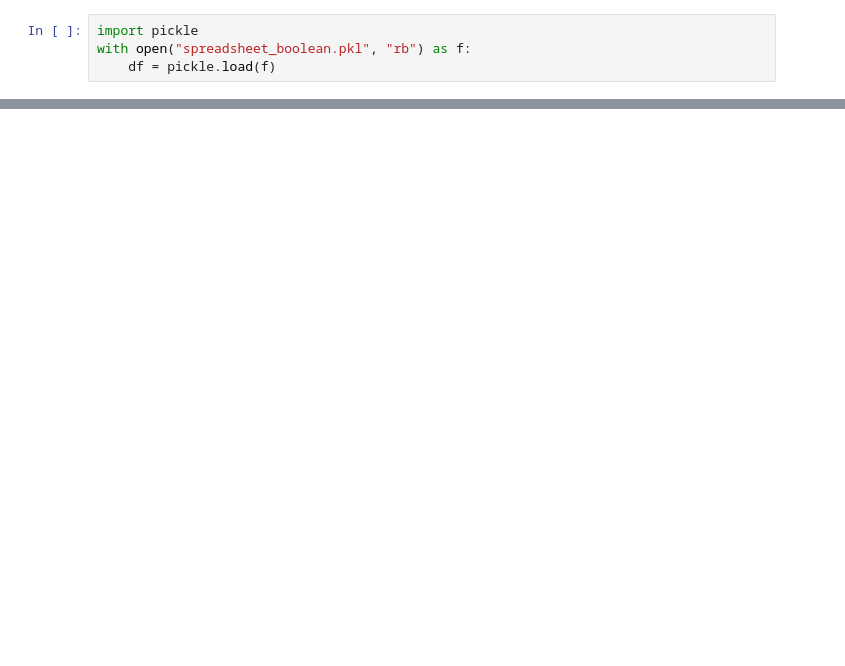
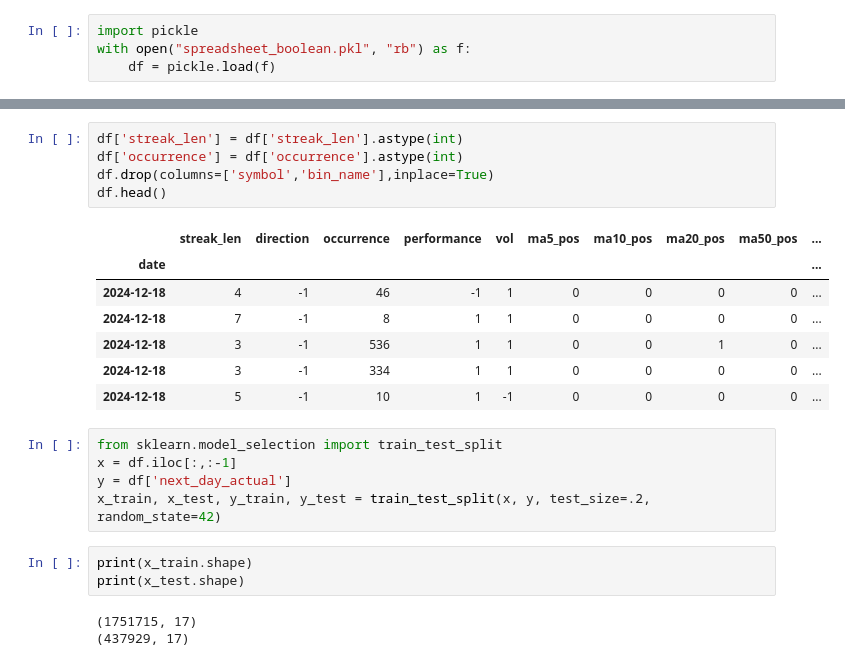
Before and after one commit to Coop04/Stock-Prediction, a Jupyter notebook: NasdaqData/JAN2025/nasdaq_bool_jan_2025.ipynb, the cells around one changed output, grey strips where cells are left out. Drawn from its saved outputs; the diff is of its cells as text; blank space fills up the shorter version.

Commit message:
Trained Nasdaq_2025 model

```diff
--- a/NasdaqData/JAN2025/nasdaq_bool_jan_2025.ipynb
+++ b/NasdaqData/JAN2025/nasdaq_bool_jan_2025.ipynb
@@ -42,3 +43,27 @@ ma200_neg           int64
 next_day_actual     int64
 bin_name           object
 dtype: object
+# %%
+df['streak_len'] = df['streak_len'].astype(int)
+df['occurrence'] = df['occurrence'].astype(int)
+df.drop(columns=['symbol','bin_name'],inplace=True)
+df.head()
+# %% [output]
+|  | streak_len | direction | occurrence | performance | vol | ma5_pos | ma10_pos | ma20_pos | ma50_pos | ... |
+| date |  |  |  |  |  |  |  |  |  | ... |
+| 2024-12-18 | 4 | -1 | 46 | -1 | 1 | 0 | 0 | 0 | 0 | ... |
+| 2024-12-18 | 7 | -1 | 8 | 1 | 1 | 0 | 0 | 0 | 0 | ... |
+| 2024-12-18 | 3 | -1 | 536 | 1 | 1 | 0 | 0 | 1 | 0 | ... |
+| 2024-12-18 | 3 | -1 | 334 | 1 | 1 | 0 | 0 | 0 | 0 | ... |
+| 2024-12-18 | 5 | -1 | 10 | 1 | -1 | 0 | 0 | 0 | 0 | ... |
+# %%
+from sklearn.model_selection import train_test_split
+x = df.iloc[:,:-1]
+y = df['next_day_actual']
+x_train, x_test, y_train, y_test = train_test_split(x, y, test_size=.2, random_state=42)
+# %%
+print(x_train.shape)
+print(x_test.shape)
+# %% [output]
+(1751715, 17)
+(437929, 17)
```
Also changed, not shown: parts of 14 cells of this notebook.
